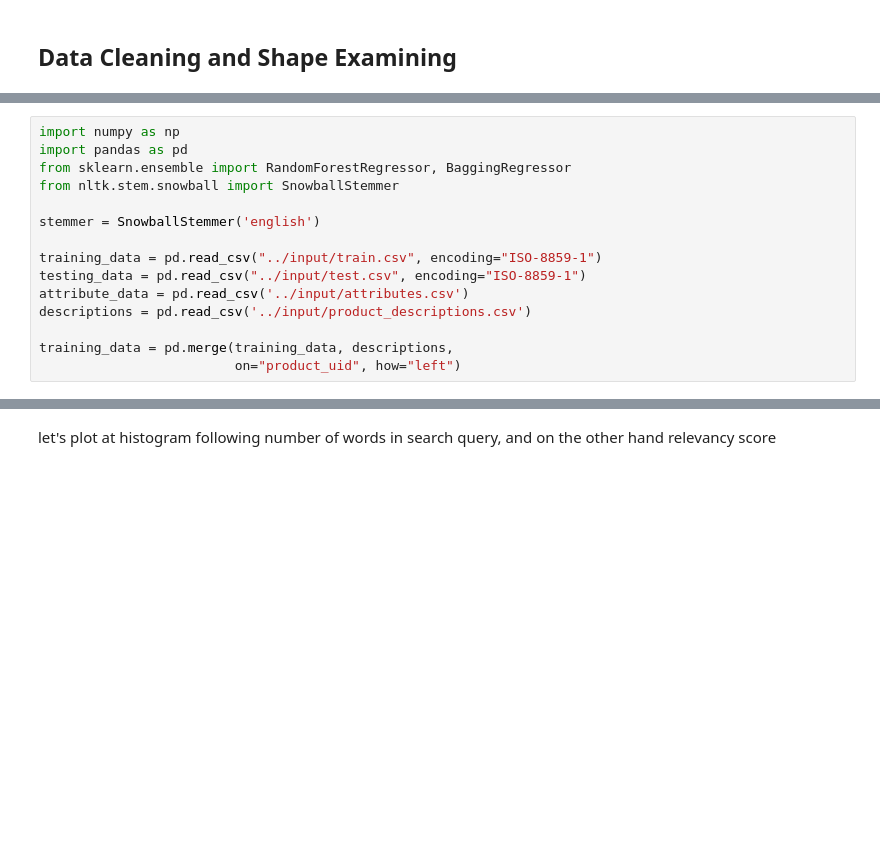
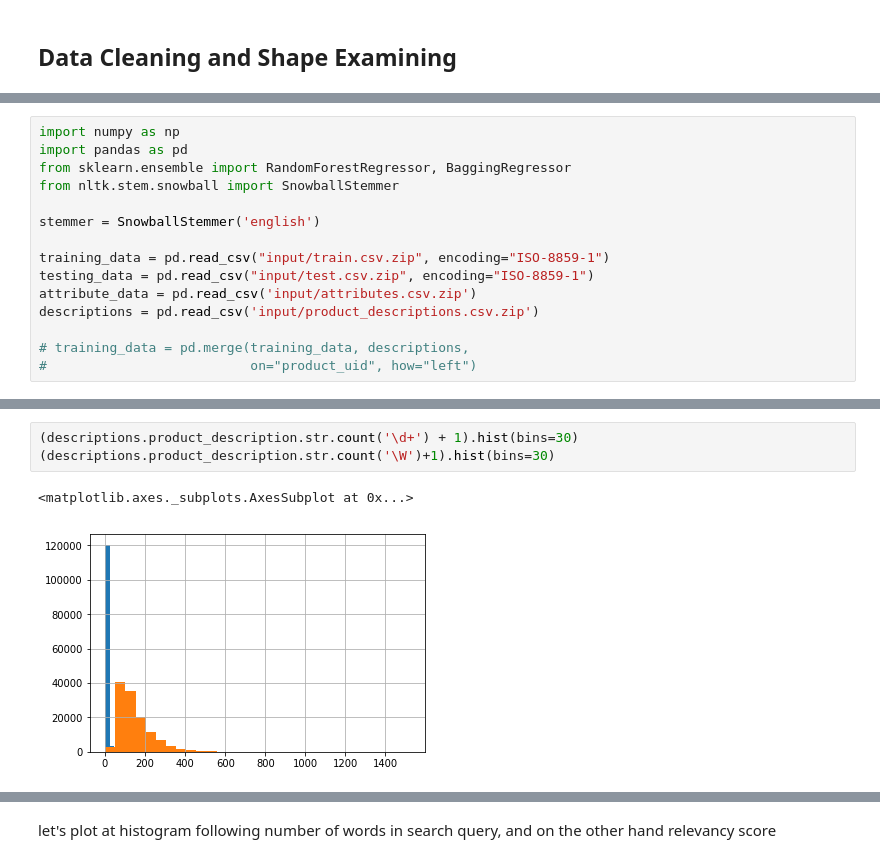
Before and after one commit to YurieCo/Data-science-intern, a Jupyter notebook: Kaggle/EDA_and_ML.ipynb, the cells around one changed output, grey strips where cells are left out. Saved outputs shown, nothing was run; the diff lists cells and outputs as text; blank space fills up the shorter version.

```diff
--- a/Kaggle/EDA_and_ML.ipynb
+++ b/Kaggle/EDA_and_ML.ipynb
@@ -8,10 +49,10 @@ from nltk.stem.snowball import SnowballStemmer
 
 stemmer = SnowballStemmer('english')
 
-training_data = pd.read_csv("../input/train.csv", encoding="ISO-8859-1")
-testing_data = pd.read_csv("../input/test.csv", encoding="ISO-8859-1")
-attribute_data = pd.read_csv('../input/attributes.csv')
-descriptions = pd.read_csv('../input/product_descriptions.csv')
+training_data = pd.read_csv("input/train.csv.zip", encoding="ISO-8859-1")
+testing_data = pd.read_csv("input/test.csv.zip", encoding="ISO-8859-1")
+attribute_data = pd.read_csv('input/attributes.csv.zip')
+descriptions = pd.read_csv('input/product_descriptions.csv.zip')
 
-training_data = pd.merge(training_data, descriptions,
-                         on="product_uid", how="left")
+# training_data = pd.merge(training_data, descriptions,
+#                          on="product_uid", how="left")
@@ -40,0 +137,6 @@ includes words. As you can see most of them includes digits in search bar.
+# %%
+(descriptions.product_description.str.count('\d+') + 1).hist(bins=30)
+(descriptions.product_description.str.count('\W')+1).hist(bins=30)
+# %% [output]
+<matplotlib.axes._subplots.AxesSubplot at 0x...>
+[figure, added]
```
Also changed, not shown: parts of 35 cells of this notebook.
